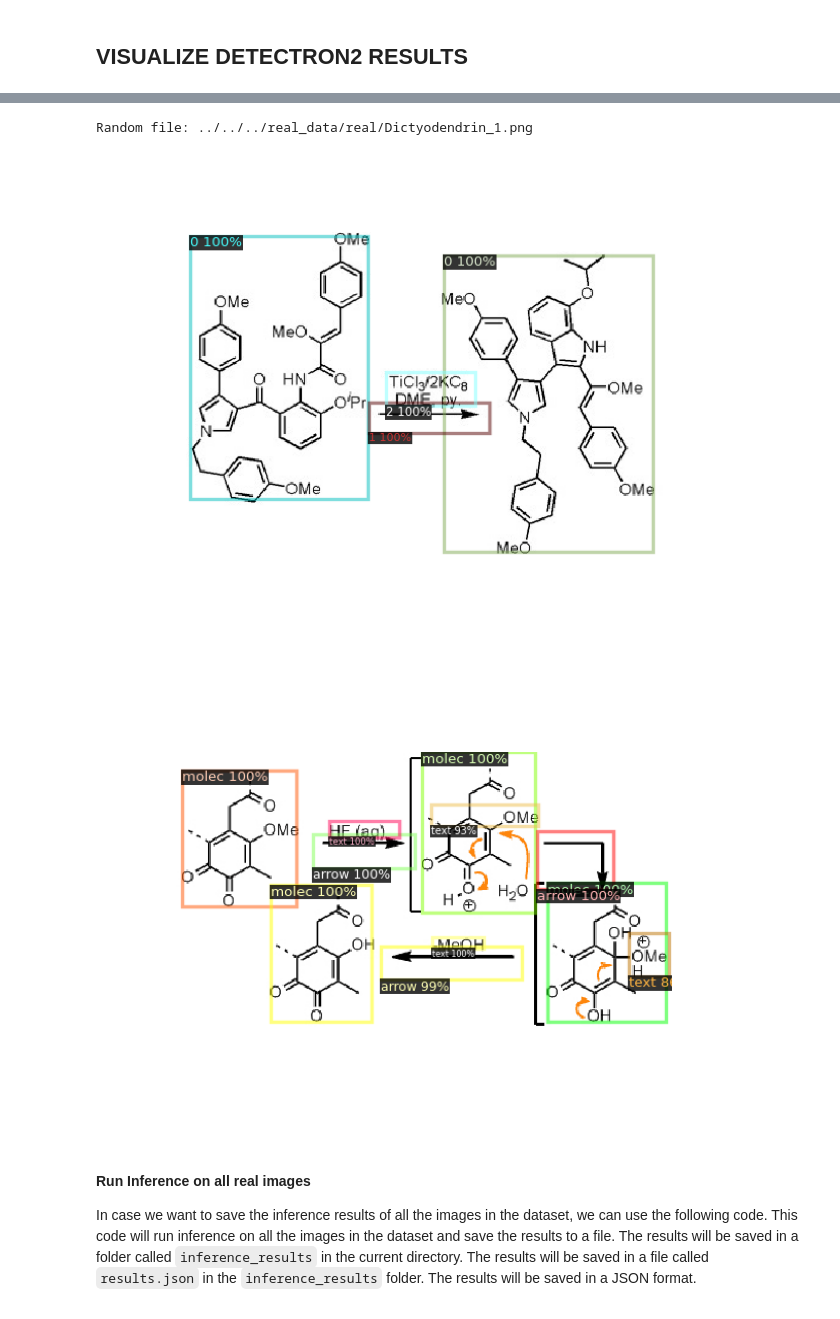
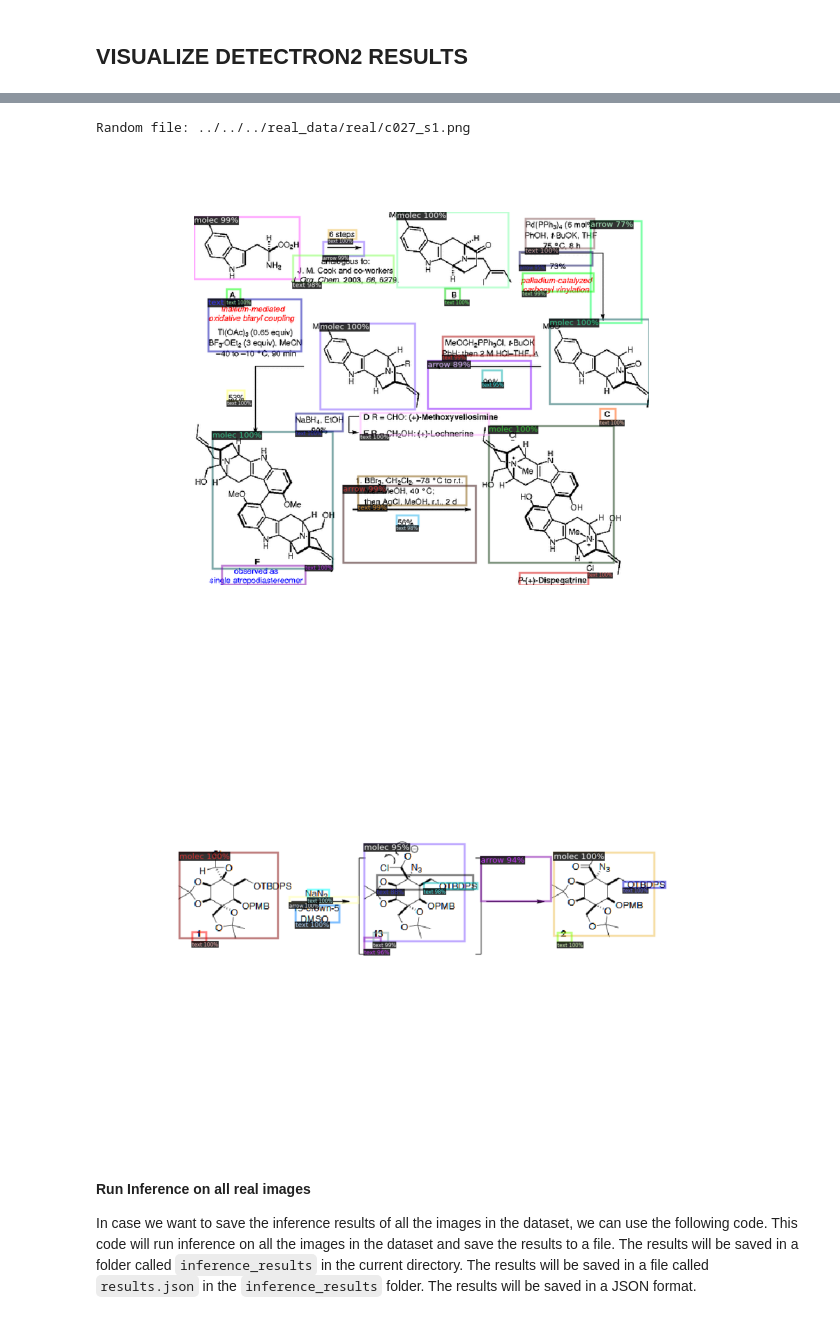
Before and after one commit to Brachingo/OChemR, a Jupyter notebook: detr/detectron_2/vizz_detectron2.ipynb, the cells around one changed output, grey strips where cells are left out. Cells and saved outputs as stored; diff of their text form; code cells hidden in the pictures.

```diff
--- a/detr/detectron_2/vizz_detectron2.ipynb
+++ b/detr/detectron_2/vizz_detectron2.ipynb
@@ -98,5 +96,5 @@ cfg.MODEL.ROI_HEADS.NUM_CLASSES = 4
 # %%
-%cd detr/
+#%cd detr/
 from d2.detr import add_detr_config
 #from d2.train_net import Trainer
 
@@ -106,7 +104,7 @@ cfg.merge_from_file("d2/configs/detr_256_6_6_torchvision.yaml")
 cfg.MODEL.ROI_HEADS.SCORE_THRESH_TEST = 0.7 # Set threshold for this model
 cfg.DATASETS.TRAIN = ("custom_train",)
 cfg.DATASETS.TEST = ("custom_val",)
-cfg.MODEL.WEIGHTS = 'outputs_5/model_final.pth' # Set path model .pth
+cfg.MODEL.WEIGHTS = 'outputs_7/model_final.pth' # Set path model .pth
 cfg.MODEL.DETR.NUM_CLASSES = 4
 cfg.MODEL.ROI_HEADS.NUM_CLASSES = 4
 
@@ -234,21 +230,21 @@ if im is None:
 threshold = 0.7
 run_worflow(random_file, im, predictor, threshold=threshold)
 # %% [output]
-Random file: ../../../real_data/real/Dictyodendrin_1.png
+Random file: ../../../real_data/real/c027_s1.png
-[figure, old version]
+[figure, new version]
 # %%
 # Get specific image
-name = "kendomycin_6.png"
+name = "Tetrodotoxin_2.png"
 img_name = real_path + name
 im = cv2.imread(img_name)
 
 if im is None:
     print(f"Image {img_name} not found.")
 threshold = 0.7
 
 run_worflow(name, im, predictor, threshold=threshold)
 # %% [output]
-[figure, old version]
+[figure, new version]
 # %% [markdown]
 #### Run Inference on all real images
 
```
Also changed, not shown: parts of 8 cells of this notebook, 29 other files.
